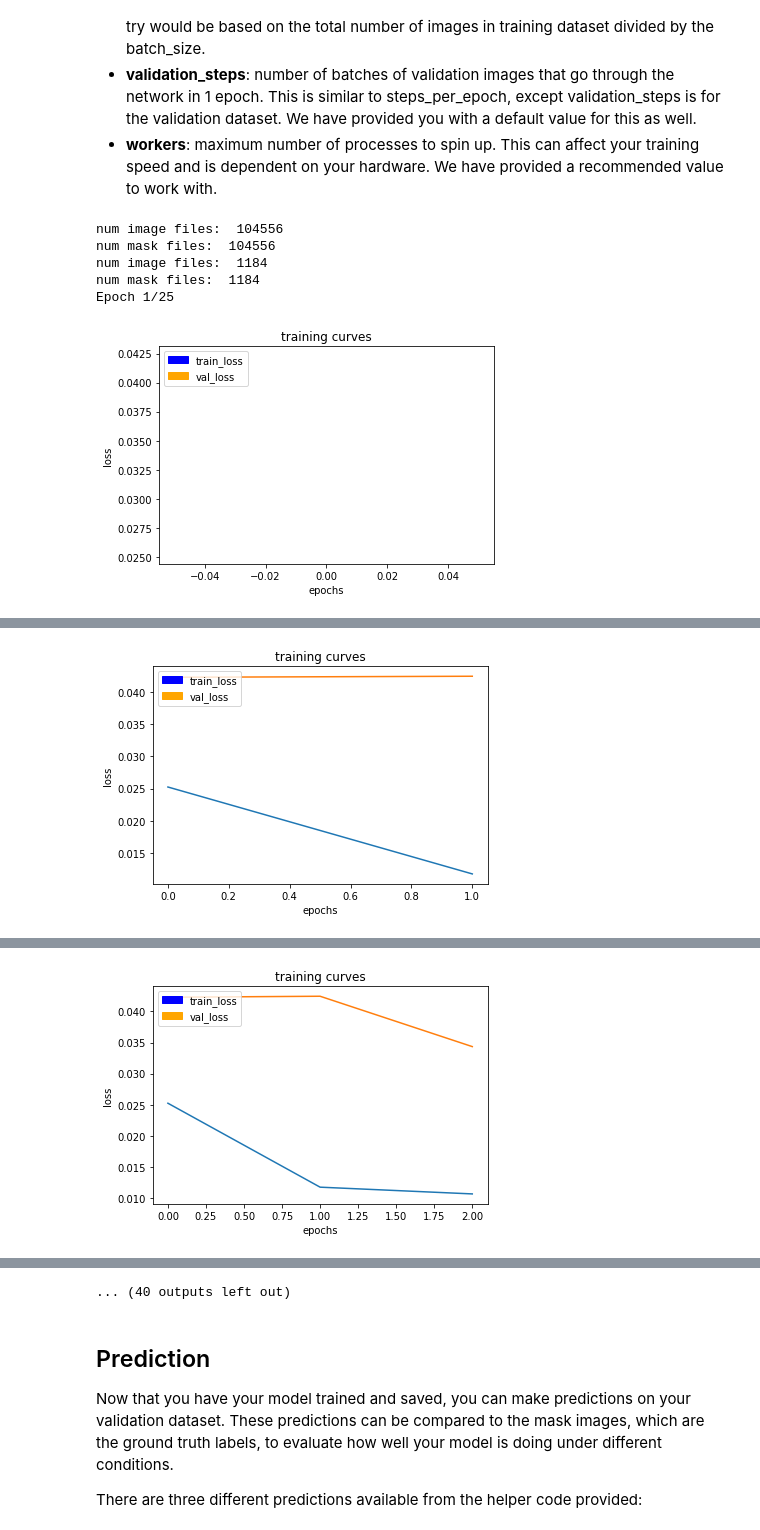
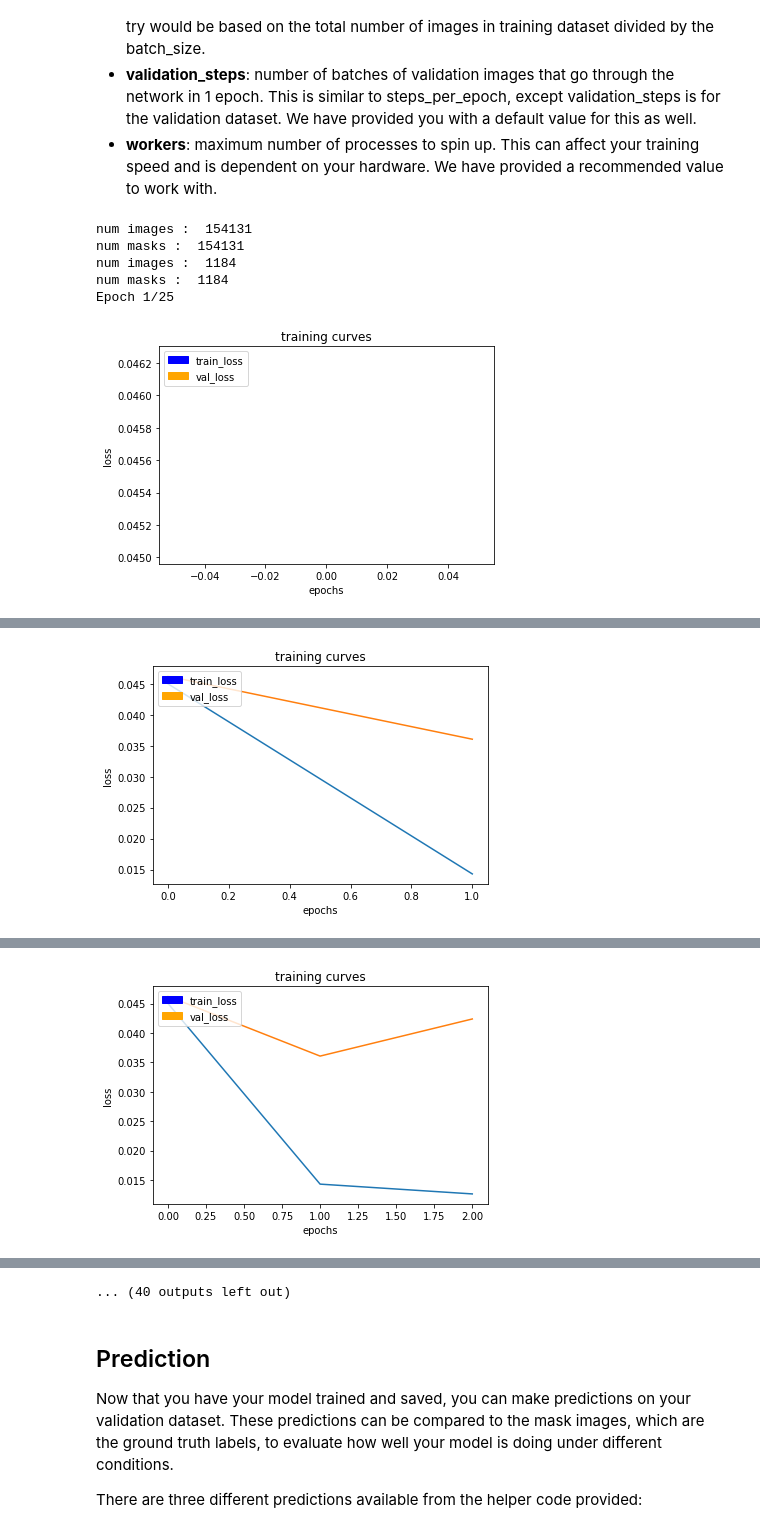
Before and after one commit to jxlin/RoboND-DeepLearning-Project, a Jupyter notebook: code/model_training.ipynb, the cells around one changed output, grey strips where cells are left out. Cells and saved outputs as stored; diff of their text form; code cells hidden in the pictures.

```diff
--- a/code/model_training.ipynb
+++ b/code/model_training.ipynb
@@ -109,0 +129,19 @@ There are three steps:
+# %%
+def fcn_model_1(inputs, num_classes):
+    print( 'LOG> fcn model 1 ********' )
+    _conv1 = encoder_block( inputs, 32, 2 )
+    showShape( _conv1, '_conv1' )
+    _conv2 = encoder_block( _conv1, 64, 2 )
+    showShape( _conv2, '_conv2' )
+    _conv3 = encoder_block( _conv2, 128, 2 )
+    showShape( _conv3, '_conv3' )
+    _mid = conv2d_batchnorm( _conv3, 256, 1 )
+    showShape( _mid, '_mid' )
+    _tconv1 = decoder_block( _mid, _conv2, 128 )
+    showShape( _tconv1, '_tconv1' )
+    _tconv2 = decoder_block( _tconv1, _conv1, 64 )
+    showShape( _tconv2, '_tconv2' )
+
+    x = decoder_block( _tconv3, inputs, 32 )
+    showShape( x, 'x' )
+    return layers.Conv2D(num_classes, 3, activation='softmax', padding='same')(x)
@@ -192,3 +264,9 @@ def fcn_model(inputs, num_classes):
+# %%
+# Choose the model to use
+
+fcn_model = fcn_model_1
+#fcn_model = fcn_model_2
+#fcn_model = fcn_vgg_model
 # %% [markdown]
 ## Training <a id='training'></a>
 The following cells will use the FCN you created and define an ouput layer based on the size of the processed image and the number of classes recognized. You will define the hyperparameters to compile and train your model.
@@ -205,6 +283,5 @@ inputs = layers.Input(image_shape)
 num_classes = 3
 
 # Call fcn_model()
-# output_layer = fcn_model(inputs, num_classes)
-output_layer = fcn_vgg_model(inputs, num_classes)
+output_layer = fcn_model(inputs, num_classes)
 # %% [output]
@@ -237,15 +304,15 @@ Define and tune your hyperparameters.
 - **validation_steps**: number of batches of validation images that go through the network in 1 epoch. This is similar to steps_per_epoch, except validation_steps is for the validation dataset. We have provided you with a default value for this as well.
 - **workers**: maximum number of processes to spin up. This can affect your training speed and is dependent on your hardware. We have provided a recommended value to work with.
 # %%
-num_training_samples = 104556
+num_training_samples = 154131
 num_validation_samples = 1184
 
-learning_rate = 0.002
-batch_size = 32
+learning_rate = 0.001
+batch_size = 64
 num_epochs = 25
 steps_per_epoch = int( num_training_samples / batch_size )
 validation_steps = int( num_validation_samples / batch_size )
-workers = 4
+workers = 2
 # %%
 """
 DON'T MODIFY ANYTHING IN THIS CELL THAT IS BELOW THIS LINE
@@ -267,7 +334,7 @@ val_iter = data_iterator.BatchIteratorSimple(batch_size=batch_size,
 
 logger_cb = plotting_tools.LoggerPlotter()
 callbacks = [logger_cb]
-1123581321
+
 model.fit_generator(train_iter,
                     steps_per_epoch = steps_per_epoch, # the number of batches per epoch,
                     epochs = num_epochs, # the number of epochs to train for,
@@ -276,9 +343,9 @@ model.fit_generator(train_iter,
                     callbacks=callbacks,
                     workers = workers)
 # %% [output]
-num image files:  104556
-num mask files:  104556
-num image files:  1184
-num mask files:  1184
+num images :  154131
+num masks :  154131
+num images :  1184
+num masks :  1184
 Epoch 1/25
-[figure, old version]
+[figure, new version]
@@ -286,2 +353,2 @@ Epoch 1/25
 Epoch 2/25
-[figure, old version]
+[figure, new version]
@@ -289,2 +356,2 @@ Epoch 2/25
 Epoch 3/25
-[figure, old version]
+[figure, new version]
```
Also changed, not shown: parts of 19 cells of this notebook, 23 other files.
